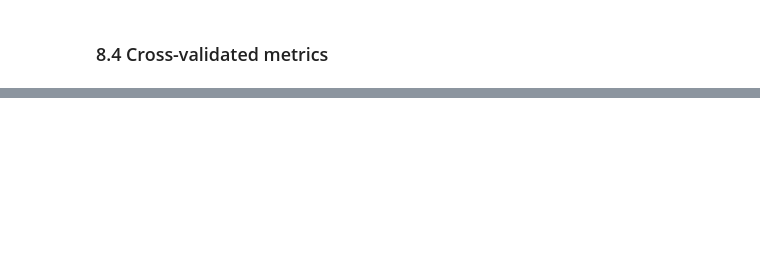
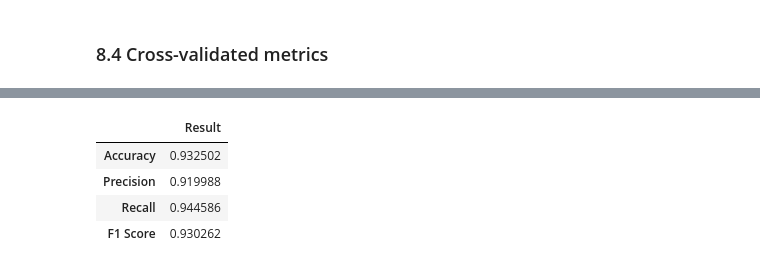
Before and after one commit to TheJokeRxDC/Indian-General-Elections-2019-Data-Analysis-And-Predictions-Using-Machine-Learning, a Jupyter notebook: indian-general-elections-2019-data-analysis-and-predictions-using-machine-learning.ipynb, the cells around one changed output, grey strips where cells are left out. Cells and saved outputs as stored; diff of their text form; code cells hidden in the pictures; blank space fills up the shorter version.

```diff
--- a/indian-general-elections-2019-data-analysis-and-predictions-using-machine-learning.ipynb
+++ b/indian-general-elections-2019-data-analysis-and-predictions-using-machine-learning.ipynb
@@ -1014 +959,20 @@ random_forest_gs_cv_f1 = cross_val_score(random_forest_gs_cv, X, y, cv=10, scori
+# %%
+final_model_cv_acc = cross_val_score(final_model, X_test, y_test, cv=5, scoring="accuracy")
+final_model_cv_pre = cross_val_score(final_model, X_test, y_test, cv=5, scoring="precision")
+final_model_cv_recall = cross_val_score(final_model, X_test, y_test, cv=5, scoring="recall")
+final_model_cv_f1 = cross_val_score(final_model, X_test, y_test, cv=5, scoring="f1")
+# %%
+# Create the dataframe of metrics
+final_model_cv_metrics = pd.DataFrame({"Accuracy": np.mean(final_model_cv_acc),
+                                       "Precision": np.mean(final_model_cv_pre),
+                                       "Recall": np.mean(final_model_cv_recall),
+                                       "F1 Score": np.mean(final_model_cv_f1)},
+                                        index=["Result"]).T
+final_model_cv_metrics
+# %% [output]
+|  | Result |
+| Accuracy | 0.932502 |
+| Precision | 0.919988 |
+| Recall | 0.944586 |
+| F1 Score | 0.930262 |
 # %%
```
Also changed, not shown: parts of 50 cells of this notebook.
